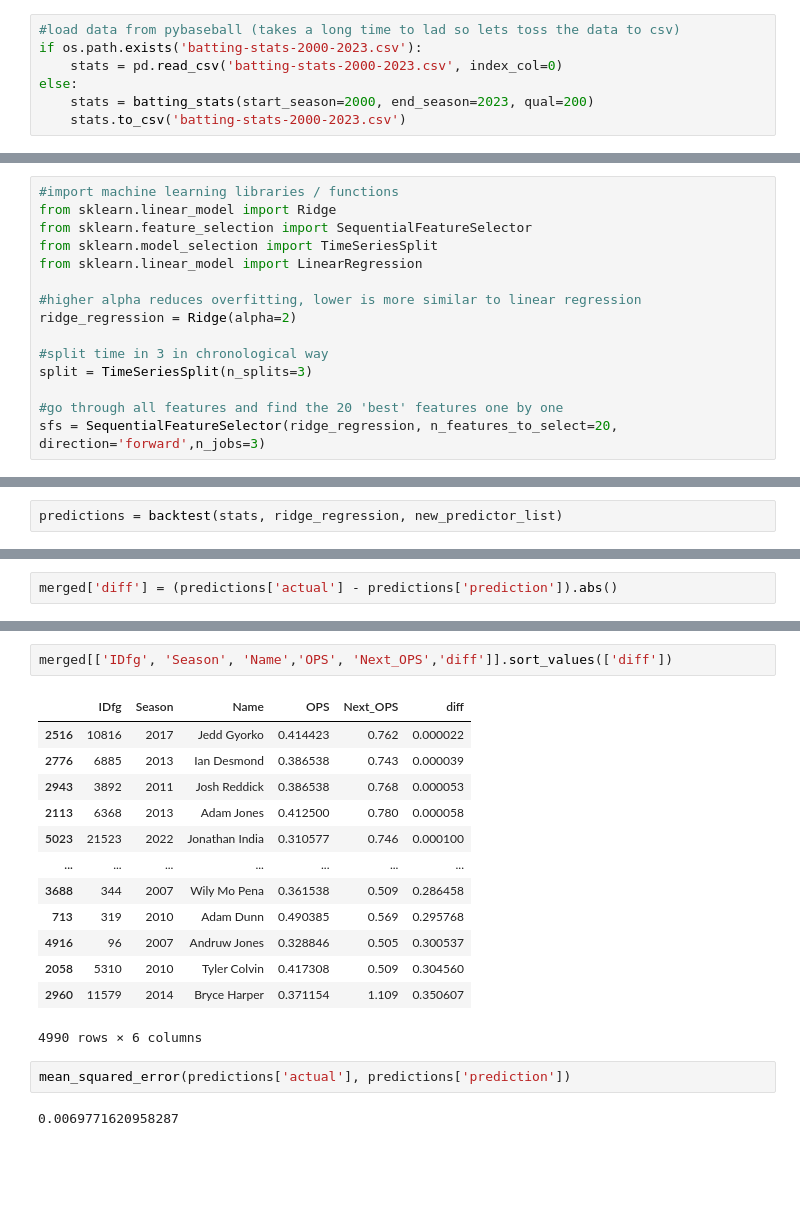
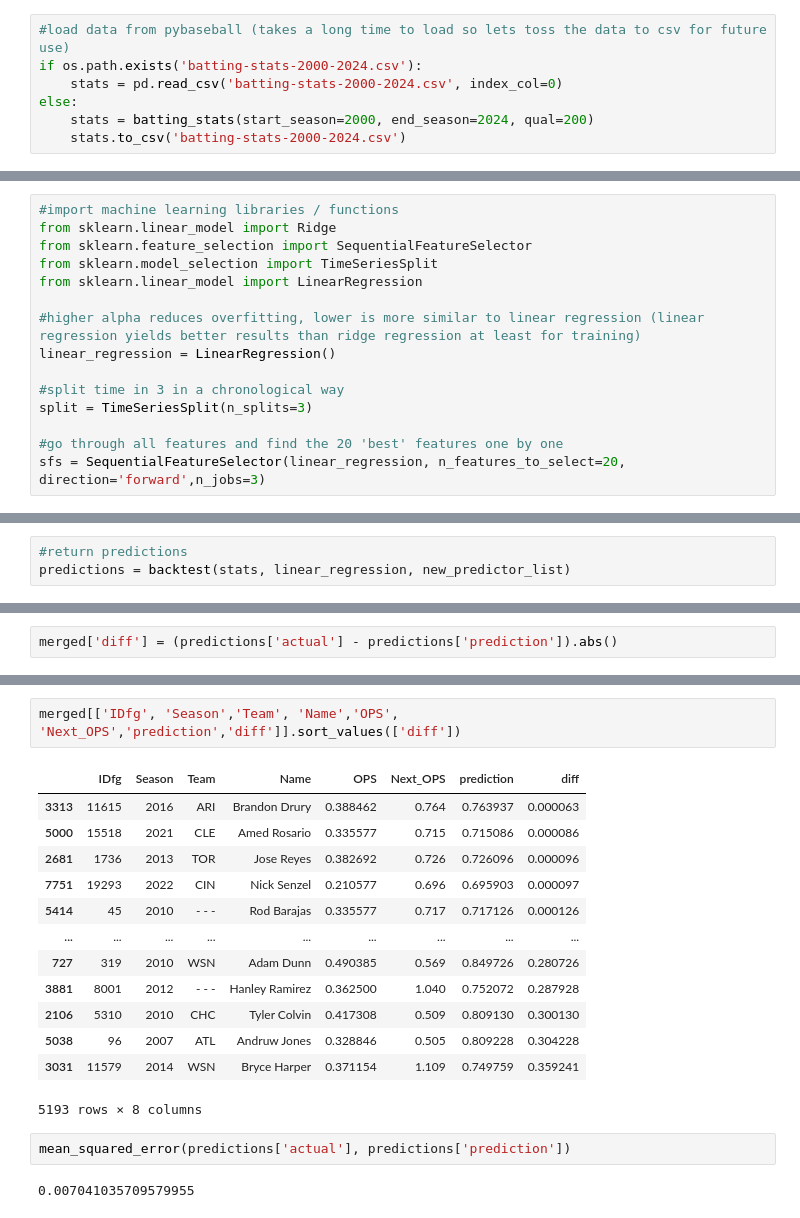
Before and after one commit to stevenarbo3/PredictingOPS, a Jupyter notebook: predictingOPS.ipynb, the cells around one changed output, grey strips where cells are left out. Cells and saved outputs as stored; diff of their text form; blank space fills up the shorter version.

Commit message:
take stats from 2024

```diff
--- a/predictingOPS.ipynb
+++ b/predictingOPS.ipynb
@@ -5,12 +5,12 @@ import numpy as np
 from pybaseball import batting_stats
 import os
 # %%
-#load data from pybaseball (takes a long time to lad so lets toss the data to csv)
-if os.path.exists('batting-stats-2000-2023.csv'):
-    stats = pd.read_csv('batting-stats-2000-2023.csv', index_col=0)
+#load data from pybaseball (takes a long time to load so lets toss the data to csv for future use)
+if os.path.exists('batting-stats-2000-2024.csv'):
+    stats = pd.read_csv('batting-stats-2000-2024.csv', index_col=0)
 else:
-    stats = batting_stats(start_season=2000, end_season=2023, qual=200)
-    stats.to_csv('batting-stats-2000-2023.csv')
+    stats = batting_stats(start_season=2000, end_season=2024, qual=200)
+    stats.to_csv('batting-stats-2000-2024.csv')
 # %%
 #only keep players with more than one season
 stats = stats.groupby('IDfg', group_keys=False).filter(lambda x: len(x) > 1)
@@ -98,14 +98,14 @@ from sklearn.feature_selection import SequentialFeatureSelector
 from sklearn.model_selection import TimeSeriesSplit
 from sklearn.linear_model import LinearRegression
 
-#higher alpha reduces overfitting, lower is more similar to linear regression
-ridge_regression = Ridge(alpha=2)
+#higher alpha reduces overfitting, lower is more similar to linear regression (linear regression yields better results than ridge regression at least for training)
+linear_regression = LinearRegression()
 
-#split time in 3 in chronological way
+#split time in 3 in a chronological way
 split = TimeSeriesSplit(n_splits=3)
 
 #go through all features and find the 20 'best' features one by one
-sfs = SequentialFeatureSelector(ridge_regression, n_features_to_select=20, direction='forward',n_jobs=3)
+sfs = SequentialFeatureSelector(linear_regression, n_features_to_select=20, direction='forward',n_jobs=3)
 # %%
 #remove predicted value column, string columns, and general columns we do not want in the sfs
 #also dropping games column because that is mostly injury luck
@@ -238,3 +258,4 @@ stats['OPS_Season'] = stats.groupby('Season', group_keys=False).apply(group_aver
 new_predictor_list = predictor_list + ['Player_Season','OPS_Corr','OPS_Season','OPS_Diff']
 # %%
-predictions = backtest(stats, ridge_regression, new_predictor_list)
+#return predictions
+predictions = backtest(stats, linear_regression, new_predictor_list)
@@ -269,23 +294,23 @@ merged['diff'] = (predictions['actual'] - predictions['prediction']).abs()
 # %%
-merged[['IDfg', 'Season', 'Name','OPS', 'Next_OPS','diff']].sort_values(['diff'])
+merged[['IDfg', 'Season','Team', 'Name','OPS', 'Next_OPS','prediction','diff']].sort_values(['diff'])
 # %% [output]
-|  | IDfg | Season | Name | OPS | Next_OPS | diff |
-| 2516 | 10816 | 2017 | Jedd Gyorko | 0.414423 | 0.762 | 0.000022 |
-| 2776 | 6885 | 2013 | Ian Desmond | 0.386538 | 0.743 | 0.000039 |
-| 2943 | 3892 | 2011 | Josh Reddick | 0.386538 | 0.768 | 0.000053 |
-| 2113 | 6368 | 2013 | Adam Jones | 0.412500 | 0.780 | 0.000058 |
-| 5023 | 21523 | 2022 | Jonathan India | 0.310577 | 0.746 | 0.000100 |
-| ... | ... | ... | ... | ... | ... | ... |
-| 3688 | 344 | 2007 | Wily Mo Pena | 0.361538 | 0.509 | 0.286458 |
-| 713 | 319 | 2010 | Adam Dunn | 0.490385 | 0.569 | 0.295768 |
-| 4916 | 96 | 2007 | Andruw Jones | 0.328846 | 0.505 | 0.300537 |
-| 2058 | 5310 | 2010 | Tyler Colvin | 0.417308 | 0.509 | 0.304560 |
-| 2960 | 11579 | 2014 | Bryce Harper | 0.371154 | 1.109 | 0.350607 |
+|  | IDfg | Season | Team | Name | OPS | Next_OPS | prediction | diff |
+| 3313 | 11615 | 2016 | ARI | Brandon Drury | 0.388462 | 0.764 | 0.763937 | 0.000063 |
+| 5000 | 15518 | 2021 | CLE | Amed Rosario | 0.335577 | 0.715 | 0.715086 | 0.000086 |
+| 2681 | 1736 | 2013 | TOR | Jose Reyes | 0.382692 | 0.726 | 0.726096 | 0.000096 |
+| 7751 | 19293 | 2022 | CIN | Nick Senzel | 0.210577 | 0.696 | 0.695903 | 0.000097 |
+| 5414 | 45 | 2010 | - - - | Rod Barajas | 0.335577 | 0.717 | 0.717126 | 0.000126 |
+| ... | ... | ... | ... | ... | ... | ... | ... | ... |
+| 727 | 319 | 2010 | WSN | Adam Dunn | 0.490385 | 0.569 | 0.849726 | 0.280726 |
+| 3881 | 8001 | 2012 | - - - | Hanley Ramirez | 0.362500 | 1.040 | 0.752072 | 0.287928 |
+| 2106 | 5310 | 2010 | CHC | Tyler Colvin | 0.417308 | 0.509 | 0.809130 | 0.300130 |
+| 5038 | 96 | 2007 | ATL | Andruw Jones | 0.328846 | 0.505 | 0.809228 | 0.304228 |
+| 3031 | 11579 | 2014 | WSN | Bryce Harper | 0.371154 | 1.109 | 0.749759 | 0.359241 |
-4990 rows × 6 columns
+5193 rows × 8 columns
 # %%
 mean_squared_error(predictions['actual'], predictions['prediction'])
 # %% [output]
-0.0069771620958287
+0.007041035709579955
 # %%
 stats['Next_OPS'].describe()
 # %% [output]
```
Also changed, not shown: parts of 22 cells of this notebook, 2 other files.
